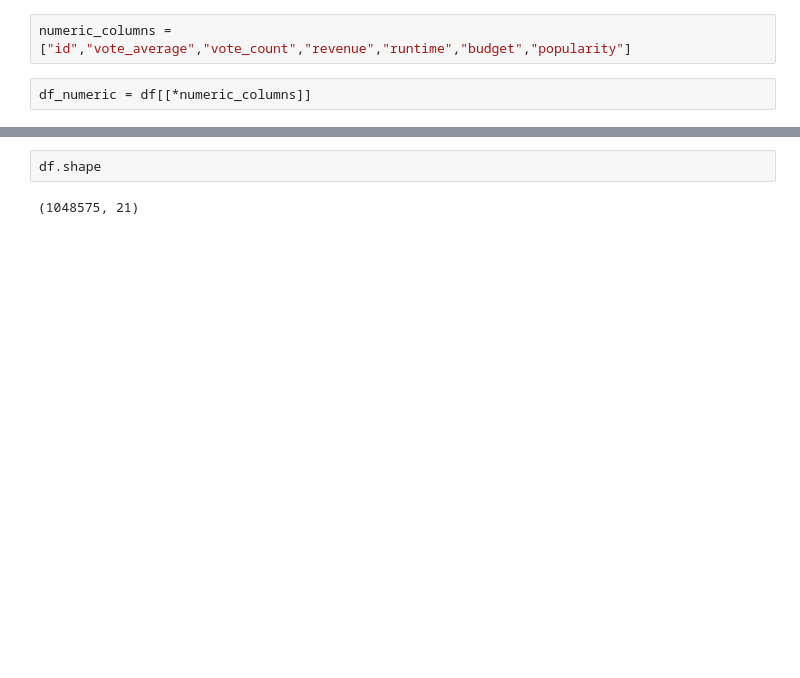
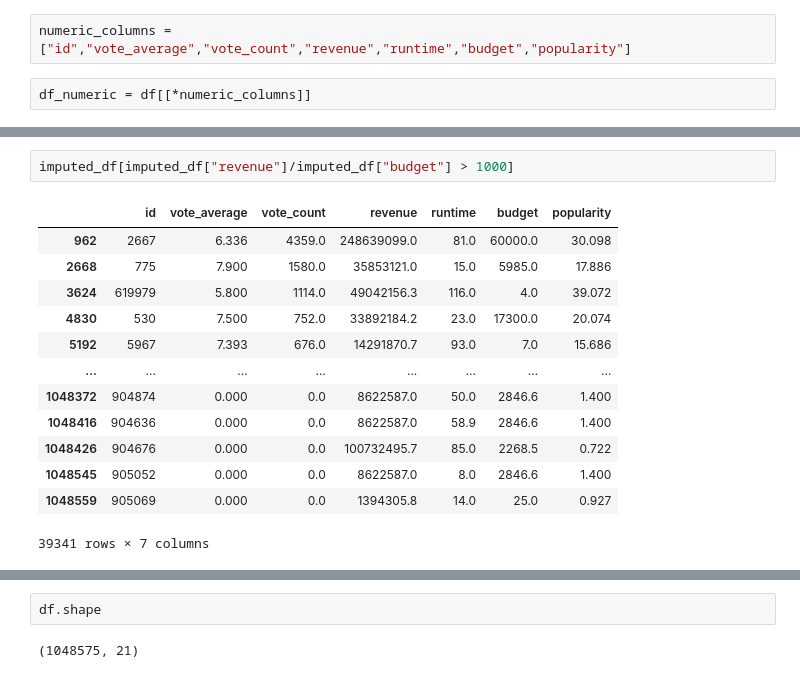
Before and after one commit to RHartung-ND/Data-Science-Project, a Jupyter notebook: Ryan-testing-data.ipynb, the cells around one changed output, grey strips where cells are left out. Cells and saved outputs as stored; diff of their text form; blank space fills up the shorter version.

```diff
--- a/Ryan-testing-data.ipynb
+++ b/Ryan-testing-data.ipynb
@@ -43,0 +38,16 @@ df_numeric.head()
+# %%
+imputed_df[imputed_df["revenue"]/imputed_df["budget"] > 1000]
+# %% [output]
+|  | id | vote_average | vote_count | revenue | runtime | budget | popularity |
+| 962 | 2667 | 6.336 | 4359.0 | 248639099.0 | 81.0 | 60000.0 | 30.098 |
+| 2668 | 775 | 7.900 | 1580.0 | 35853121.0 | 15.0 | 5985.0 | 17.886 |
+| 3624 | 619979 | 5.800 | 1114.0 | 49042156.3 | 116.0 | 4.0 | 39.072 |
+| 4830 | 530 | 7.500 | 752.0 | 33892184.2 | 23.0 | 17300.0 | 20.074 |
+| 5192 | 5967 | 7.393 | 676.0 | 14291870.7 | 93.0 | 7.0 | 15.686 |
+| ... | ... | ... | ... | ... | ... | ... | ... |
+| 1048372 | 904874 | 0.000 | 0.0 | 8622587.0 | 50.0 | 2846.6 | 1.400 |
+| 1048416 | 904636 | 0.000 | 0.0 | 8622587.0 | 58.9 | 2846.6 | 1.400 |
+| 1048426 | 904676 | 0.000 | 0.0 | 100732495.7 | 85.0 | 2268.5 | 0.722 |
+| 1048545 | 905052 | 0.000 | 0.0 | 8622587.0 | 8.0 | 2846.6 | 1.400 |
+| 1048559 | 905069 | 0.000 | 0.0 | 1394305.8 | 14.0 | 25.0 | 0.927 |
+39341 rows × 7 columns
```
Also changed, not shown: parts of 14 cells of this notebook, 1 other file.
